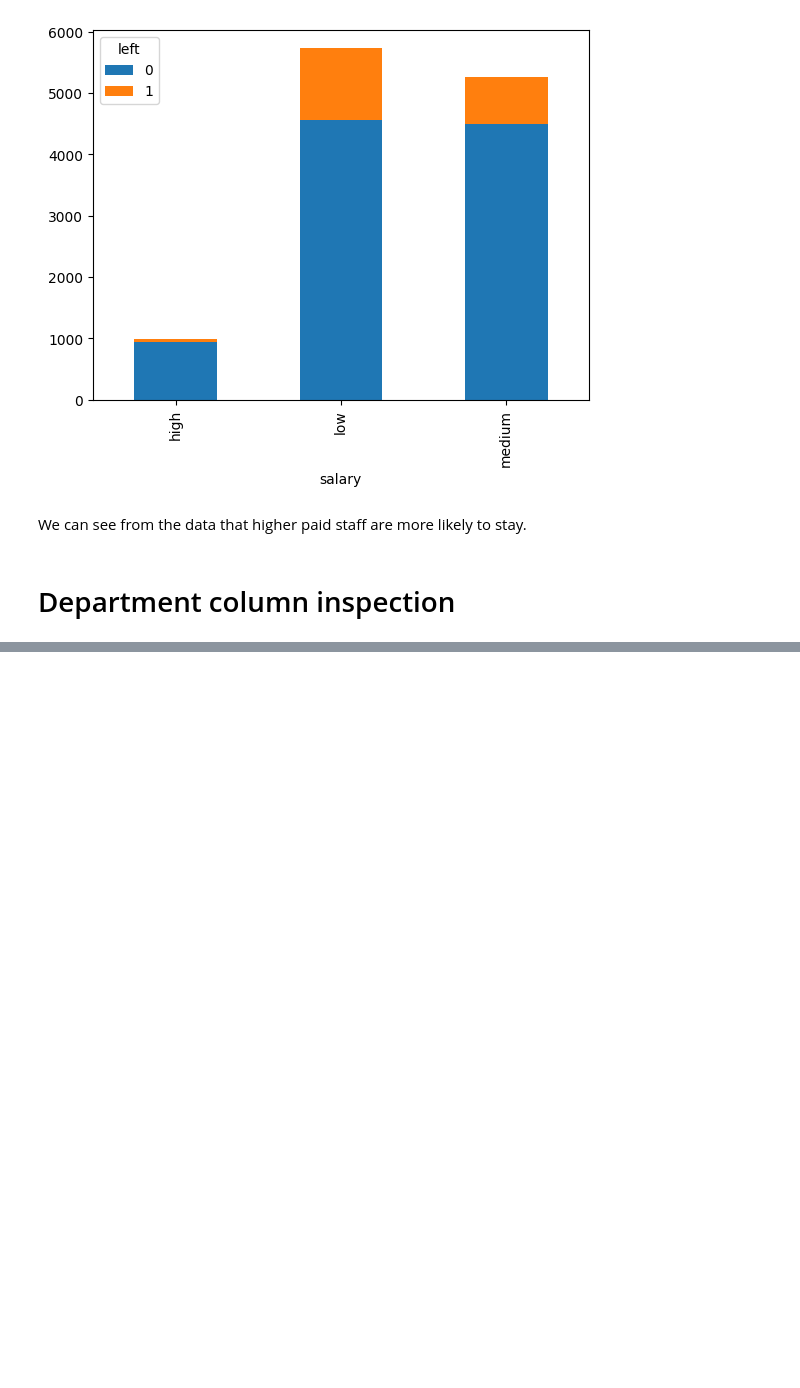
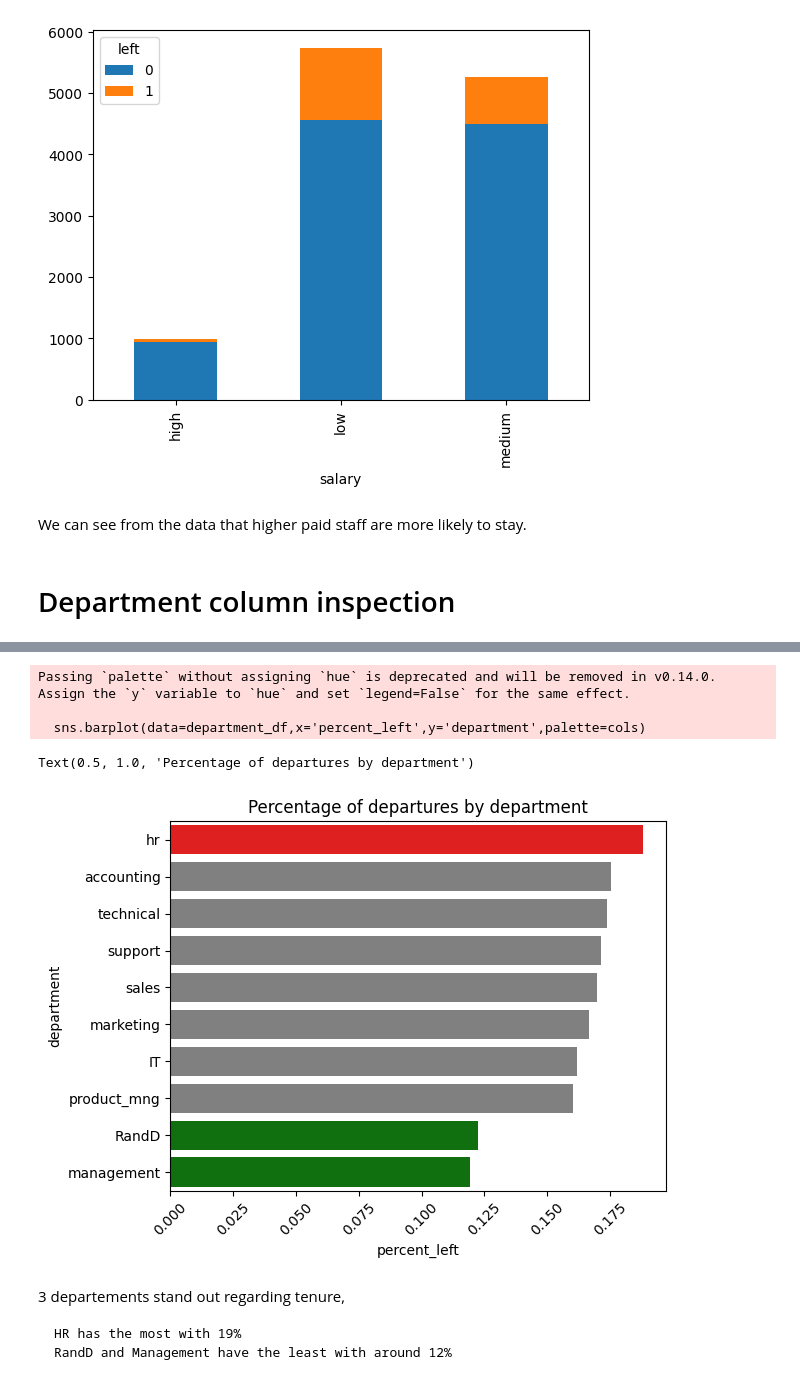
Before and after one commit to Max0513/Turn-over-analysis---Saliford-, a Jupyter notebook: Notebooks/data_cleanup.ipynb, the cells around one changed output, grey strips where cells are left out. Saved outputs shown, nothing was run; the diff lists cells and outputs as text; code cells hidden in the pictures; blank space fills up the shorter version.

```diff
--- a/Notebooks/data_cleanup.ipynb
+++ b/Notebooks/data_cleanup.ipynb
@@ -351,0 +354,12 @@ We can see from the data that higher paid staff are more likely to stay.
+# %%
+department_df = (
+    pd.DataFrame(
+    df1[['department','left']]
+    .groupby('department')
+    .value_counts()
+    .unstack()
+    )
+)
+department_df['percent_left'] = department_df[1] / (department_df[0]+department_df[1])
+department_df = department_df.sort_values(by='percent_left',ascending=False)
+department_df[['percent_left']].join(department_proportion)
@@ -351,0 +379,18 @@ We can see from the data that higher paid staff are more likely to stay.
+# %%
+cols = ['red' if x>0.18 else 'green' if x<0.13 else 'grey' for x in department_df.percent_left]
+
+sns.barplot(data=department_df,x='percent_left',y='department',palette=cols)
+
+plt.xticks(rotation=45)
+plt.title('Percentage of departures by department')
+# %% [output]
+Passing `palette` without assigning `hue` is deprecated and will be removed in v0.14.0. Assign the `y` variable to `hue` and set `legend=False` for the same effect.
+
+  sns.barplot(data=department_df,x='percent_left',y='department',palette=cols)
+Text(0.5, 1.0, 'Percentage of departures by department')
+[figure, added]
+# %% [markdown]
+3 departements stand out regarding tenure,
+
+    HR has the most with 19%
+    RandD and Management have the least with around 12%
```
Also changed, not shown: parts of 39 cells of this notebook, 1 other file.
